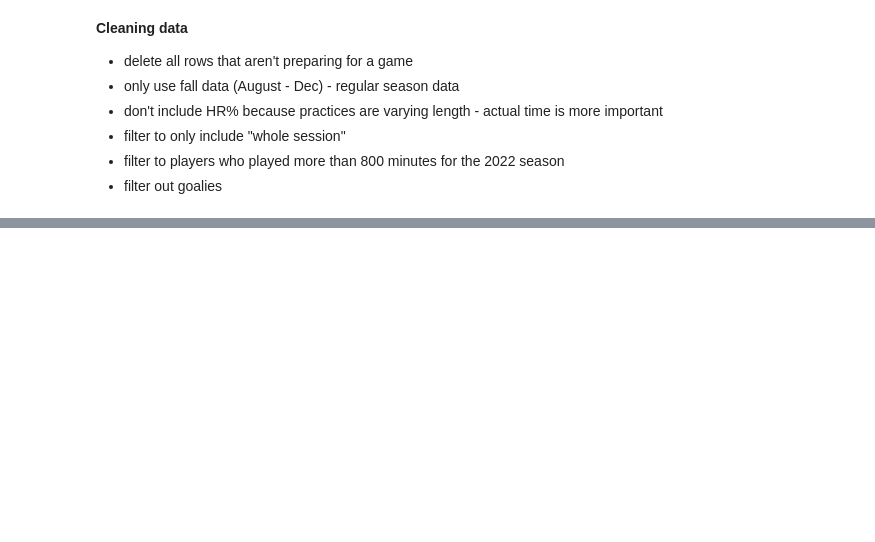
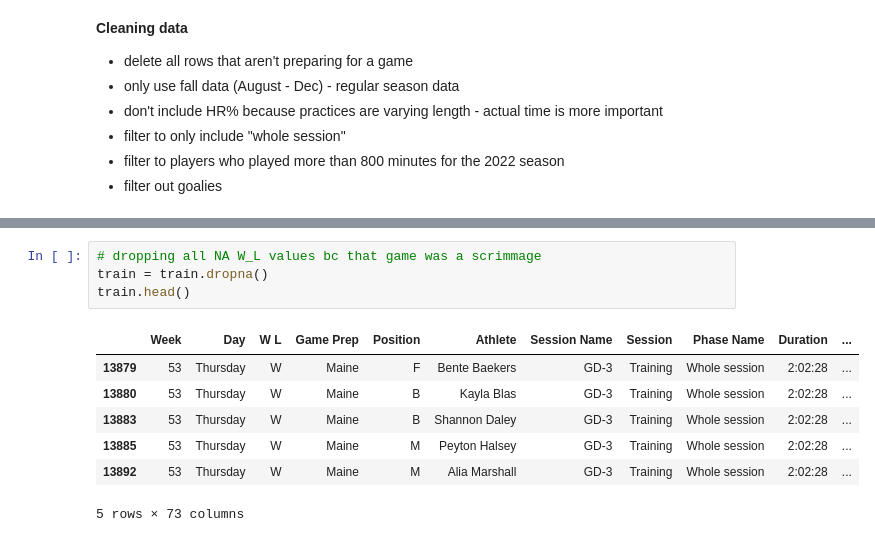
Before and after one commit to kdnu24/STAT303-2--project, a Jupyter notebook: Final_Project.ipynb, the cells around one changed output, grey strips where cells are left out. Cells and saved outputs as stored; diff of their text form; blank space fills up the shorter version.

```diff
--- a/Final_Project.ipynb
+++ b/Final_Project.ipynb
@@ -70,0 +100,12 @@ train.head(30)
+# %%
+# dropping all NA W_L values bc that game was a scrimmage
+train = train.dropna()
+train.head()
+# %% [output]
+|  | Week | Day | W L | Game Prep | Position | Athlete | Session Name | Session | Phase Name | Duration | ... |
+| 13879 | 53 | Thursday | W | Maine | F | Bente Baekers | GD-3 | Training | Whole session | 2:02:28 | ... |
+| 13880 | 53 | Thursday | W | Maine | B | Kayla Blas | GD-3 | Training | Whole session | 2:02:28 | ... |
+| 13883 | 53 | Thursday | W | Maine | B | Shannon Daley | GD-3 | Training | Whole session | 2:02:28 | ... |
+| 13885 | 53 | Thursday | W | Maine | M | Peyton Halsey | GD-3 | Training | Whole session | 2:02:28 | ... |
+| 13892 | 53 | Thursday | W | Maine | M | Alia Marshall | GD-3 | Training | Whole session | 2:02:28 | ... |
+5 rows × 73 columns
```
Also changed, not shown: parts of 15 cells of this notebook.
